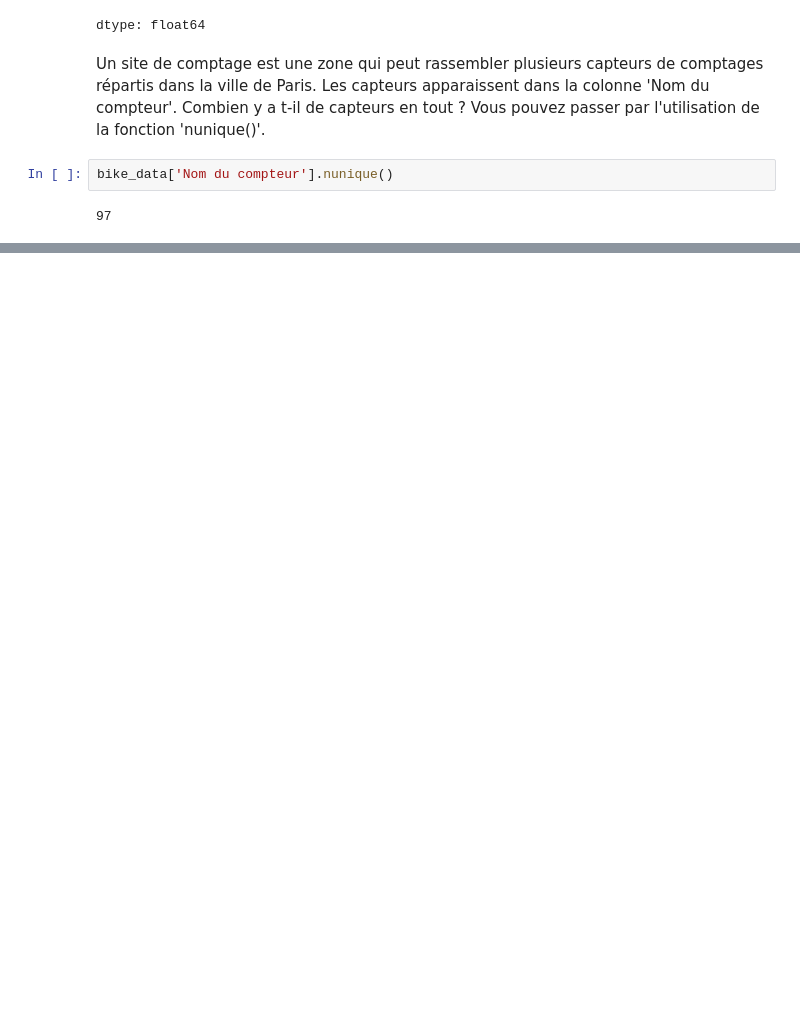
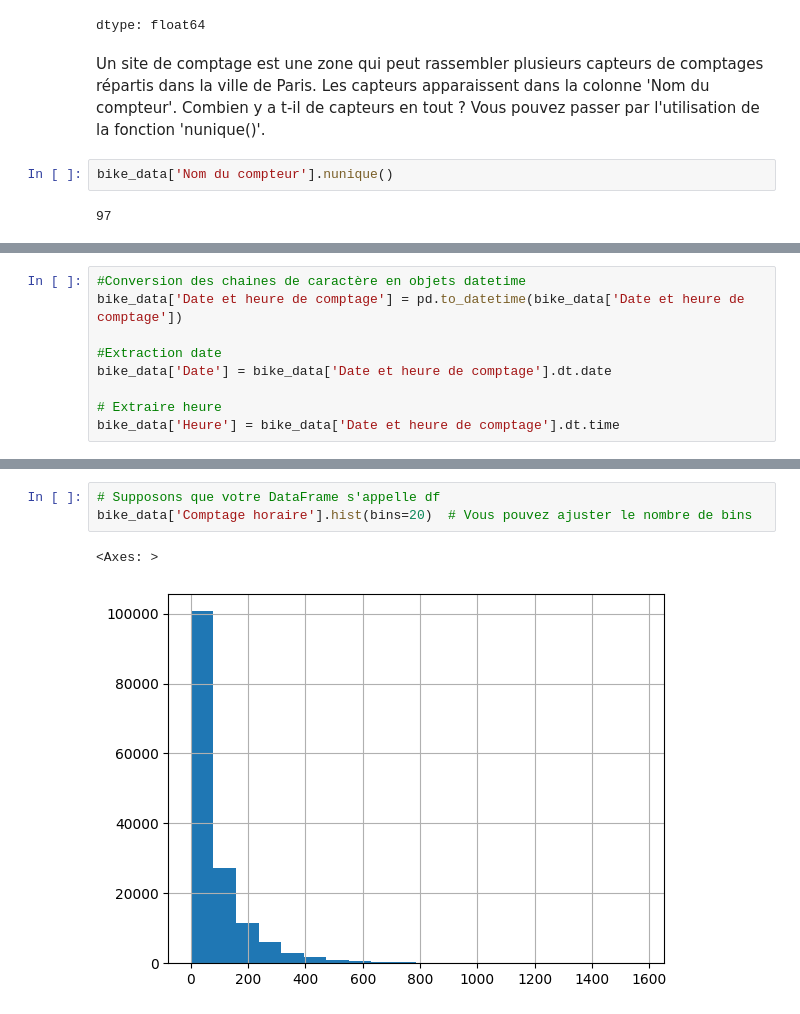
Before and after one commit to pdenailly/Atelier_bikes, a Jupyter notebook: ACTIVITE1.ipynb, the cells around one changed output, grey strips where cells are left out. Drawn from its saved outputs; the diff is of its cells as text; blank space fills up the shorter version.

```diff
--- a/ACTIVITE1.ipynb
+++ b/ACTIVITE1.ipynb
@@ -114,0 +132,9 @@ A ce stade, nous ne nous sommes pas intéressé à l'aspect temporel dans les do
+# %%
+#Conversion des chaines de caractère en objets datetime
+bike_data['Date et heure de comptage'] = pd.to_datetime(bike_data['Date et heure de comptage'])
+
+#Extraction date
+bike_data['Date'] = bike_data['Date et heure de comptage'].dt.date
+
+# Extraire heure
+bike_data['Heure'] = bike_data['Date et heure de comptage'].dt.time
@@ -114,0 +188,6 @@ A ce stade, nous ne nous sommes pas intéressé à l'aspect temporel dans les do
+# %%
+# Supposons que votre DataFrame s'appelle df
+bike_data['Comptage horaire'].hist(bins=20)  # Vous pouvez ajuster le nombre de bins
+# %% [output]
+<Axes: >
+[figure, added]
```
Also changed, not shown: parts of 15 cells of this notebook.
